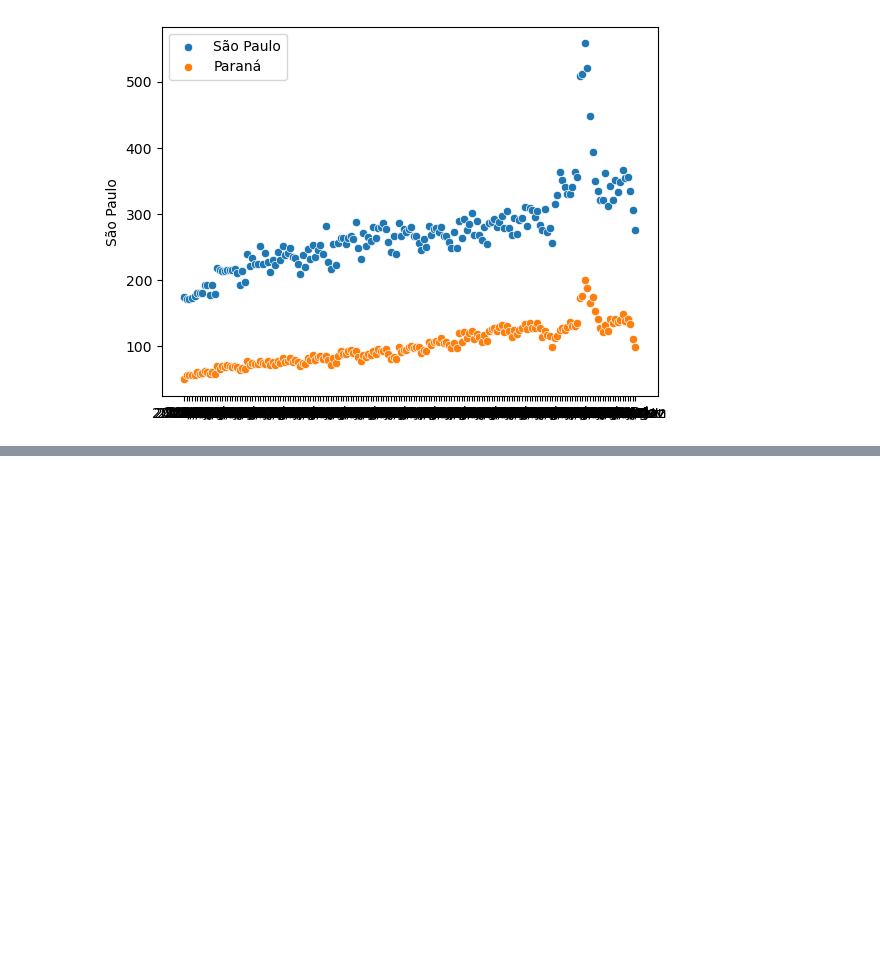
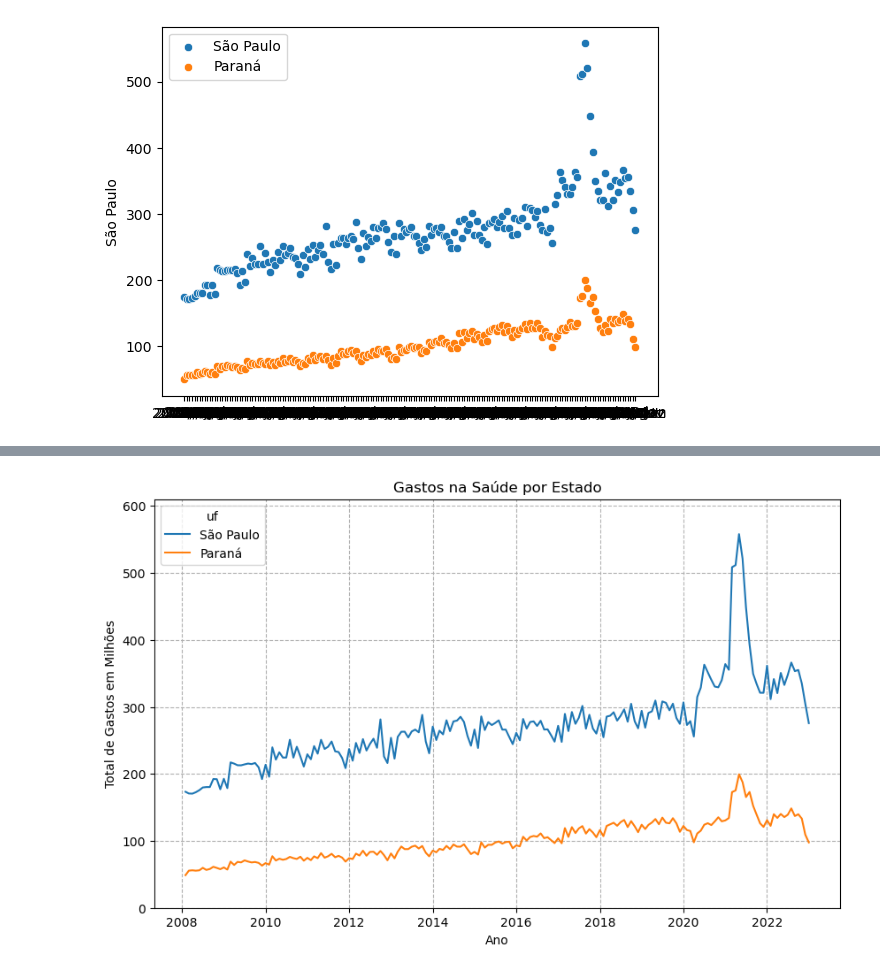
Before and after one commit to polizelr/pos_data_analytics_fiap, a Jupyter notebook: Fase 1 - Data analysis and exploration/Visualização de dados/Produção_Hospitalar_v2.ipynb, the cells around one changed output, grey strips where cells are left out. Drawn from its saved outputs; the diff is of its cells as text; code cells hidden in the pictures; blank space fills up the shorter version.

```diff
--- a/Fase 1 - Data analysis and exploration/Visualização de dados/Produção_Hospitalar_v2.ipynb
+++ b/Fase 1 - Data analysis and exploration/Visualização de dados/Produção_Hospitalar_v2.ipynb
@@ -1250,0 +1309,4 @@ plot_por_estado(mensal, "Paraná")
+# %%
+mensal_aberto = mensal.reset_index().melt(id_vars=['index'], value_vars=mensal.columns)
+mensal_aberto.columns = ['dia_mes_ano', 'uf', 'gasto']
+mensal_aberto.head()
@@ -1250,0 +1334,12 @@ plot_por_estado(mensal, "Paraná")
+# %%
+plt.figure(figsize=(10,6))
+max_arredondado = round(mensal_aberto.gasto.max())
+ax = sns.lineplot(data= mensal_aberto[mensal_aberto["uf"].isin(['São Paulo', 'Paraná'])], x = "dia_mes_ano", y="gasto", hue="uf")
+ax.set_title(f"Gastos na Saúde por Estado")
+ax.set_xlabel("Ano")
+ax.set_ylabel("Total de Gastos em Milhões")
+plt.grid(linestyle="--")
+plt.ylim(0, max_arredondado + (10 - (max_arredondado % 10)) + 50)
+plt.show()
+# %% [output]
+[figure, added]
```
Also changed, not shown: parts of 31 cells of this notebook.
